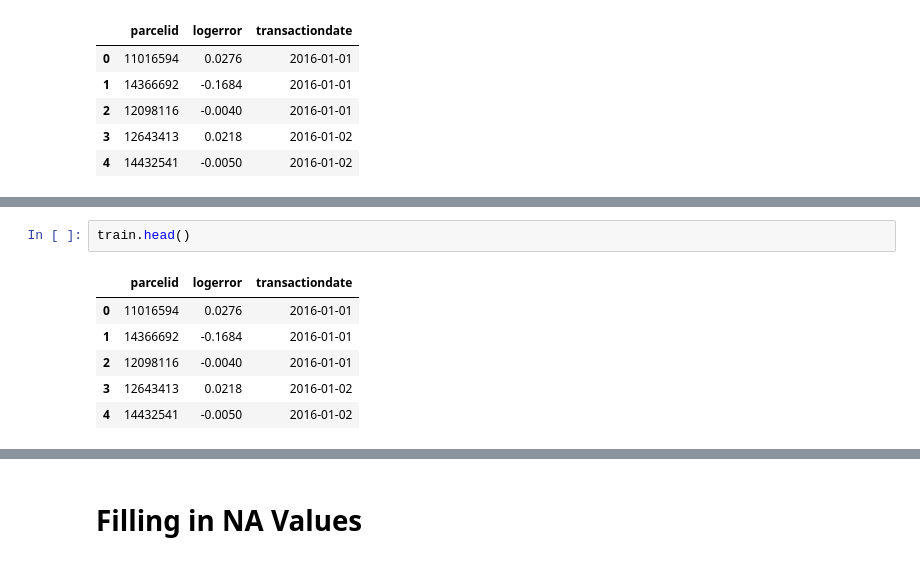
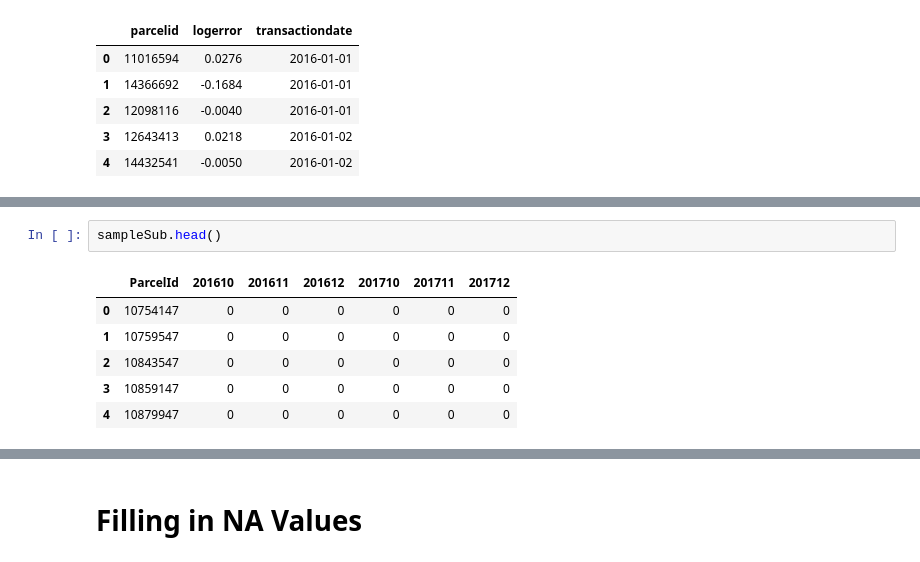
Before and after one commit to adeshpande3/Kaggle-Zillow, a Jupyter notebook: Zillow Notebook.ipynb, the cells around one changed output, grey strips where cells are left out. Drawn from its saved outputs; the diff is of its cells as text.

```diff
--- a/Zillow Notebook.ipynb
+++ b/Zillow Notebook.ipynb
@@ -29,9 +96,9 @@ properties.head()
 # %%
-train.head()
+sampleSub.head()
 # %% [output]
-|  | parcelid | logerror | transactiondate |
-| 0 | 11016594 | 0.0276 | 2016-01-01 |
-| 1 | 14366692 | -0.1684 | 2016-01-01 |
-| 2 | 12098116 | -0.0040 | 2016-01-01 |
-| 3 | 12643413 | 0.0218 | 2016-01-02 |
-| 4 | 14432541 | -0.0050 | 2016-01-02 |
+|  | ParcelId | 201610 | 201611 | 201612 | 201710 | 201711 | 201712 |
+| 0 | 10754147 | 0 | 0 | 0 | 0 | 0 | 0 |
+| 1 | 10759547 | 0 | 0 | 0 | 0 | 0 | 0 |
+| 2 | 10843547 | 0 | 0 | 0 | 0 | 0 | 0 |
+| 3 | 10859147 | 0 | 0 | 0 | 0 | 0 | 0 |
+| 4 | 10879947 | 0 | 0 | 0 | 0 | 0 | 0 |
```
Also changed, not shown: parts of 13 cells of this notebook, 3 other files.
